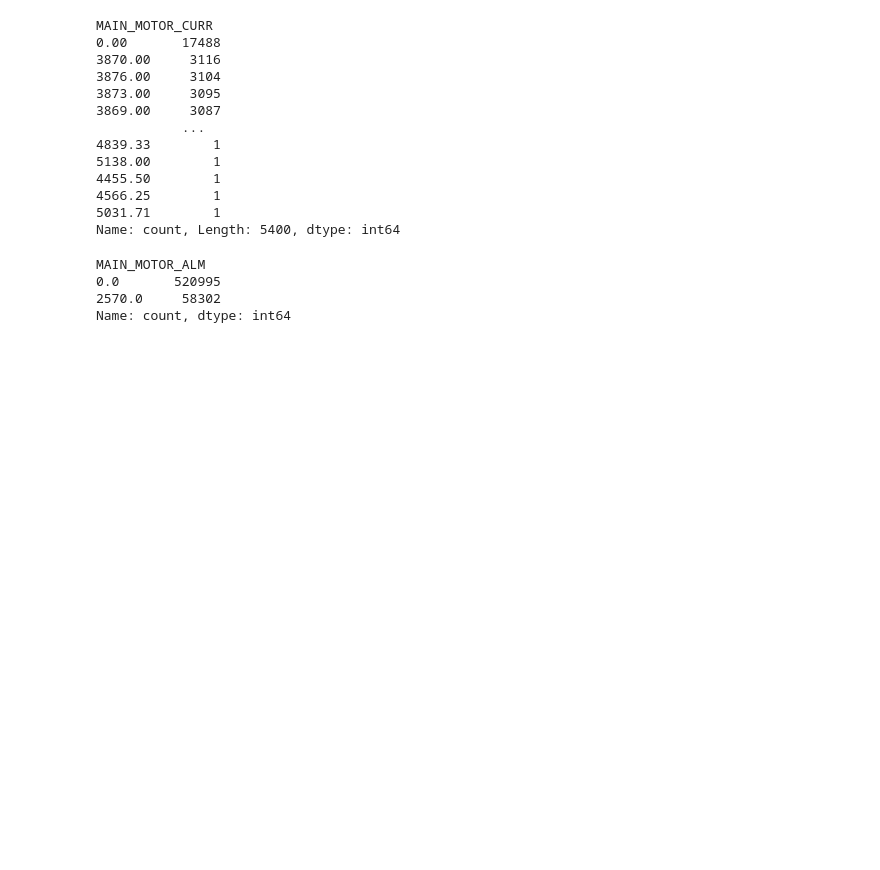
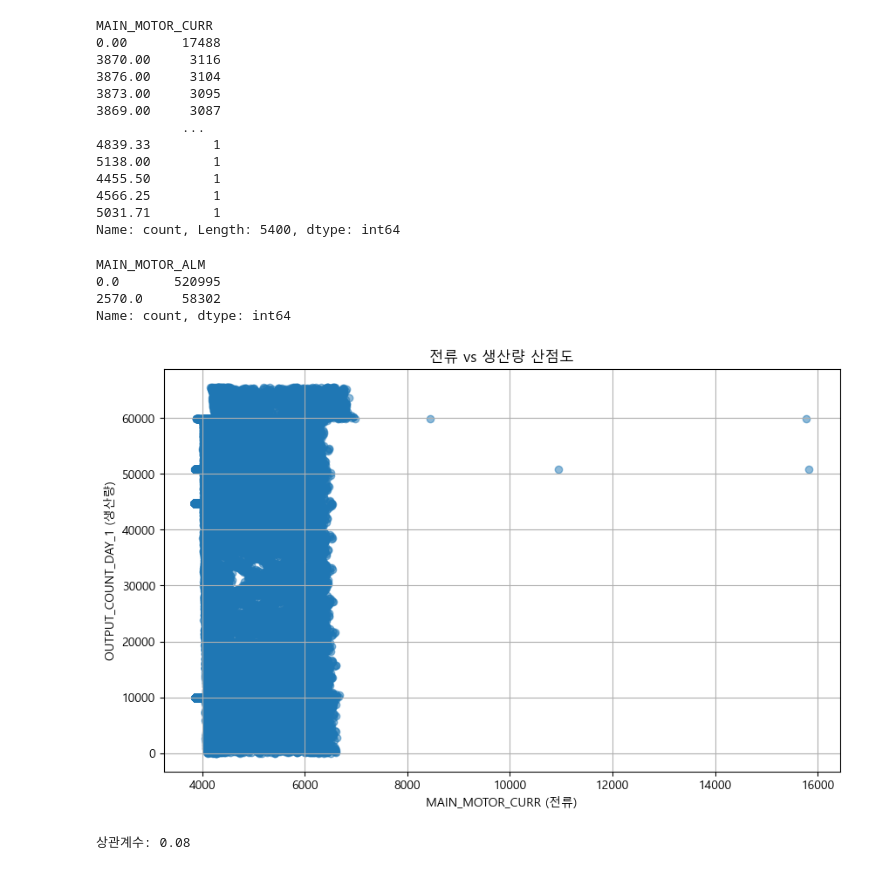
Before and after one commit to 3datathon/datathon, a Jupyter notebook: notebook/SY/curr.ipynb, the cells around one changed output. Saved outputs shown, nothing was run; the diff lists cells and outputs as text; code cells hidden in the pictures; blank space fills up the shorter version.

```diff
--- a/notebook/SY/curr.ipynb
+++ b/notebook/SY/curr.ipynb
@@ -42,3 +42,20 @@ MAIN_MOTOR_ALM
 0.0       520995
 2570.0     58302
 Name: count, dtype: int64
+# %%
+df1 = pd.read_csv('cycle_19.csv')
+# %%
+plt.figure(figsize=(10, 6))
+plt.scatter(df1['MAIN_MOTOR_CURR'], df1['OUTPUT_COUNT_DAY_1'], alpha=0.5)
+plt.title("전류 vs 생산량 산점도")
+plt.xlabel("MAIN_MOTOR_CURR (전류)")
+plt.ylabel("OUTPUT_COUNT_DAY_1 (생산량)")
+plt.grid(True)
+plt.show()
+# %% [output]
+[figure, added]
+# %%
+corr = df1['MAIN_MOTOR_CURR'].corr(df1['OUTPUT_COUNT_DAY_1'])
+print(f'상관계수: {corr:.2f}')
+# %% [output]
+상관계수: 0.08
```
Also changed, not shown: parts of 6 cells of this notebook, 8 other files.
